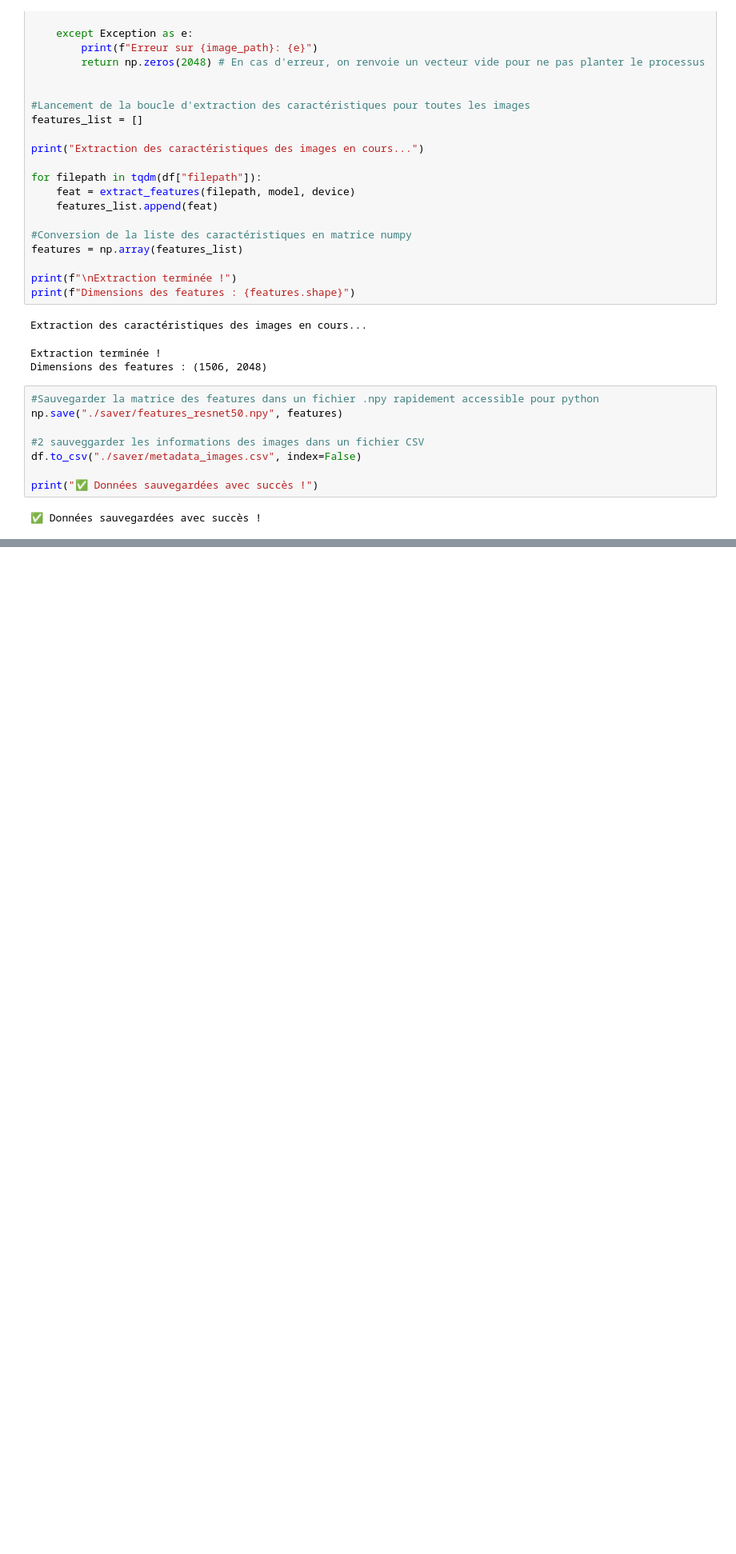
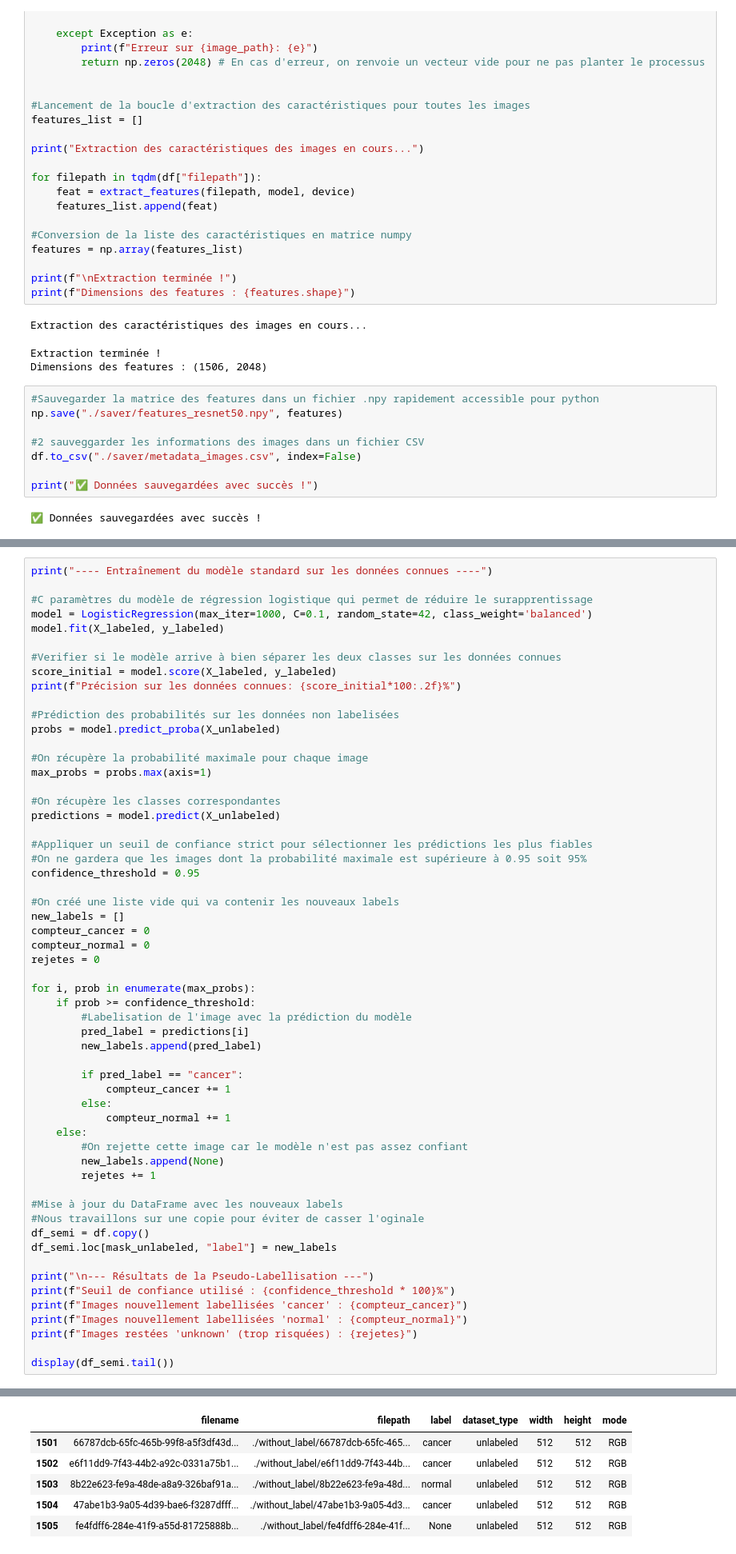
Before and after one commit to BAZAROPH/brain-scan-ai, a Jupyter notebook: main.ipynb, the cells around one changed output, grey strips where cells are left out. Shown at 80% size. Drawn from its saved outputs; the diff is of its cells as text; blank space fills up the shorter version.

```diff
--- a/main.ipynb
+++ b/main.ipynb
@@ -693,0 +460,58 @@ Adjusted Rand Index (ARI) entre les labels réels et les clusters K-means: 0.224
+# %%
+print("---- Entraînement du modèle standard sur les données connues ----")
+
+#C paramètres du modèle de régression logistique qui permet de réduire le surapprentissage
+model = LogisticRegression(max_iter=1000, C=0.1, random_state=42, class_weight='balanced')
+model.fit(X_labeled, y_labeled)
+
+#Verifier si le modèle arrive à bien séparer les deux classes sur les données connues
+score_initial = model.score(X_labeled, y_labeled)
+print(f"Précision sur les données connues: {score_initial*100:.2f}%")
+
+#Prédiction des probabilités sur les données non labelisées
+probs = model.predict_proba(X_unlabeled)
+
+#On récupère la probabilité maximale pour chaque image
+max_probs = probs.max(axis=1)
+
+#On récupère les classes correspondantes
+predictions = model.predict(X_unlabeled)
+
+#Appliquer un seuil de confiance strict pour sélectionner les prédictions les plus fiables
+#On ne gardera que les images dont la probabilité maximale est supérieure à 0.95 soit 95%
+confidence_threshold = 0.95
+
+#On créé une liste vide qui va contenir les nouveaux labels
+new_labels = []
+compteur_cancer = 0
+compteur_normal = 0
+rejetes = 0
+
+for i, prob in enumerate(max_probs):
+    if prob >= confidence_threshold:
+        #Labelisation de l'image avec la prédiction du modèle
+        pred_label = predictions[i]
+        new_labels.append(pred_label)
+
+        if pred_label == "cancer":
+            compteur_cancer += 1
+        else:
+            compteur_normal += 1
+    else:
+        #On rejette cette image car le modèle n'est pas assez confiant
+        new_labels.append(None)
+        rejetes += 1
+
+#Mise à jour du DataFrame avec les nouveaux labels
+#Nous travaillons sur une copie pour éviter de casser l'oginale
+df_semi = df.copy()
+df_semi.loc[mask_unlabeled, "label"] = new_labels
+
+print("\n--- Résultats de la Pseudo-Labellisation ---")
+print(f"Seuil de confiance utilisé : {confidence_threshold * 100}%")
+print(f"Images nouvellement labellisées 'cancer' : {compteur_cancer}")
+print(f"Images nouvellement labellisées 'normal' : {compteur_normal}")
+print(f"Images restées 'unknown' (trop risquées) : {rejetes}")
+
+display(df_semi.tail())
+# %% [output]
@@ -693,0 +526,6 @@ Adjusted Rand Index (ARI) entre les labels réels et les clusters K-means: 0.224
+|  | filename | filepath | label | dataset_type | width | height | mode |
+| 1501 | 66787dcb-65fc-465b-99f8-a5f3df43d... | ./without_label/66787dcb-65fc-465... | cancer | unlabeled | 512 | 512 | RGB |
+| 1502 | e6f11dd9-7f43-44b2-a92c-0331a75b1... | ./without_label/e6f11dd9-7f43-44b... | cancer | unlabeled | 512 | 512 | RGB |
+| 1503 | 8b22e623-fe9a-48de-a8a9-326baf91a... | ./without_label/8b22e623-fe9a-48d... | normal | unlabeled | 512 | 512 | RGB |
+| 1504 | 47abe1b3-9a05-4d39-bae6-f3287dfff... | ./without_label/47abe1b3-9a05-4d3... | cancer | unlabeled | 512 | 512 | RGB |
+| 1505 | fe4fdff6-284e-41f9-a55d-81725888b... | ./without_label/fe4fdff6-284e-41f... | None | unlabeled | 512 | 512 | RGB |
```
Also changed, not shown: parts of 40 cells of this notebook.
